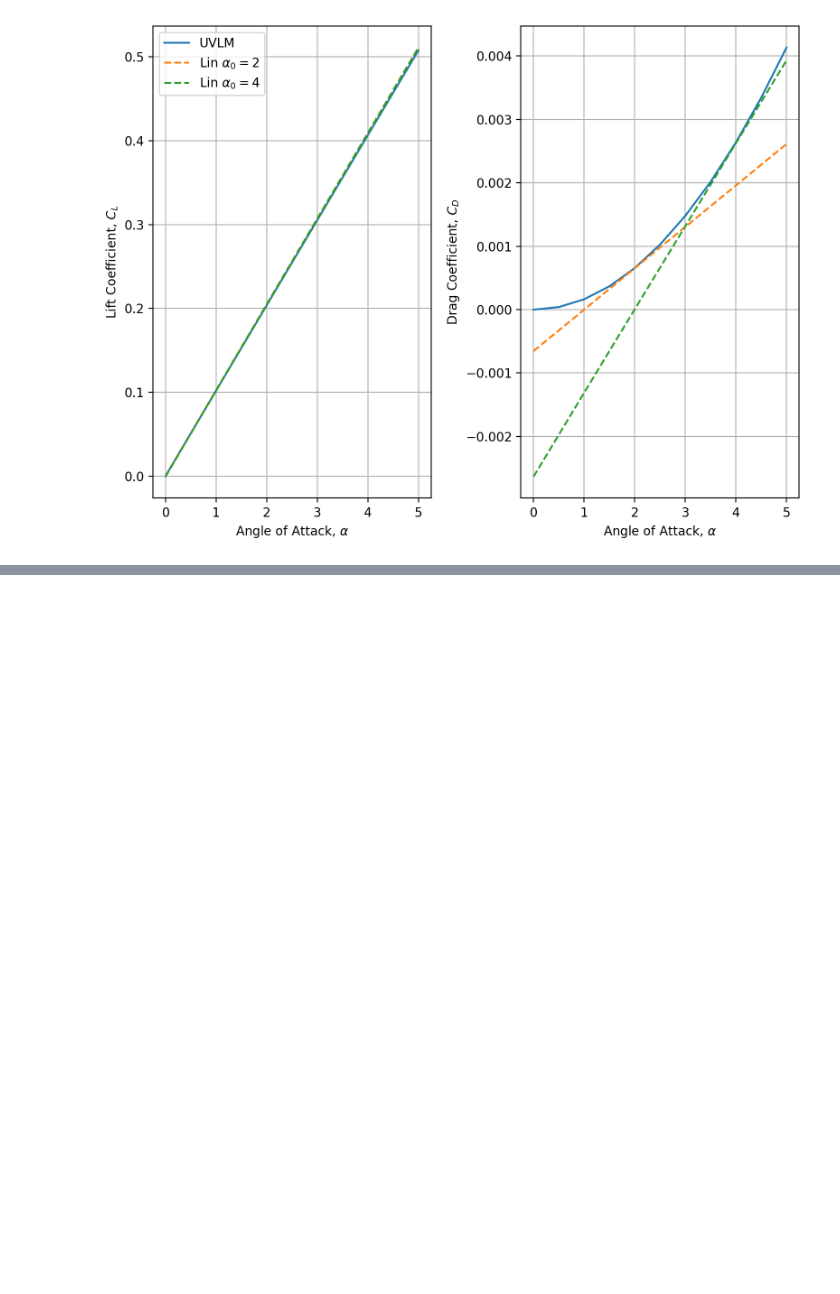
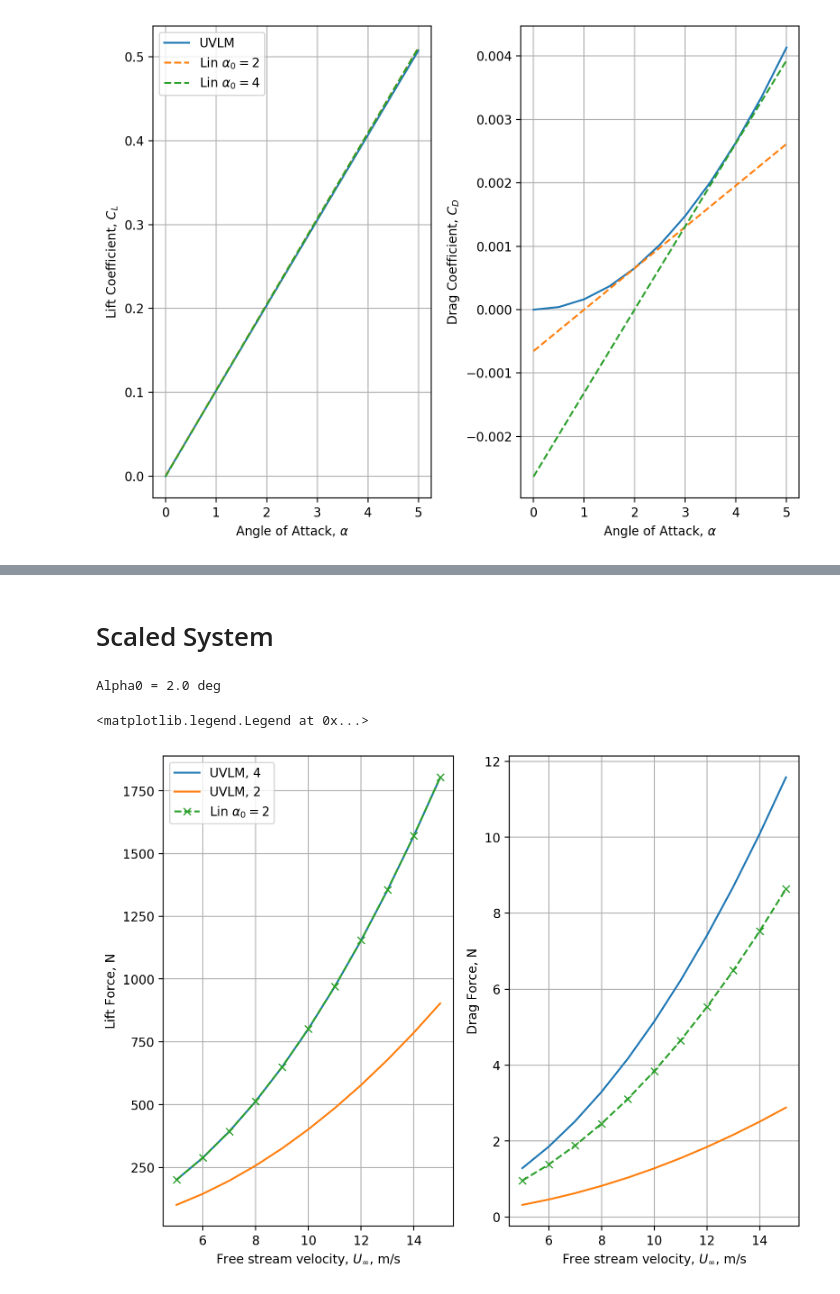
Before and after one commit to ngoiz/hale-mpc, a Jupyter notebook: LinearLiftDrag.ipynb, the cells around one changed output, grey strips where cells are left out. Cells and saved outputs as stored; diff of their text form; code cells hidden in the pictures; blank space fills up the shorter version.

```diff
--- a/LinearLiftDrag.ipynb
+++ b/LinearLiftDrag.ipynb
@@ -276,0 +391,13 @@ plt.matshow(np.log10(new_case.__abs__() - case['B'].__abs__()))
+# %% [markdown]
+# Scaled System
+# %%
+scaled_linear_systems = []
+
+for alpha in [2]:
+    case = {}
+    case['alpha0'] = alpha
+    case['case_name'] = 'simple_HALE_uvlm_alpha{:04g}_scaled_lm1_rom1_nmodes20'.format(case['alpha0']*100)
+    case['path'] = path_to_systems + '/' + case['case_name']
+    scaled_linear_systems.append(case)
+# %%
+b_chord = 0.5
@@ -276,0 +464,40 @@ plt.matshow(np.log10(new_case.__abs__() - case['B'].__abs__()))
+# %%
+for case in scaled_linear_systems:
+    case['data_qs'] = process_scaled_linear_dynamic_pressure(case['path'], case['case_name'], u_inf0=10, alpha0=case['alpha0']*np.pi/180, dalpha=2*np.pi/180, uinf_min=5, uinf_max=15, n_evals=11, return_freq='cl')
+    case['data_uinf_dim'] = process_scaled_linear_dynamic_pressure(case['path'], case['case_name'], u_inf0=10, alpha0=case['alpha0']*np.pi/180, dalpha=2*np.pi/180, uinf_min=5, uinf_max=15, n_evals=11, return_freq='dim')
+# %%
+fig, ax = plt.subplots(ncols=2)
+
+for case in uvlm_data:
+    ax[0].plot(case['data'][:, 0], case['data'][:, -1], label='UVLM, {:g}'.format(case['alpha']))
+    ax[1].plot(case['data'][:, 0], case['data'][:, 1])
+
+
+for case in scaled_linear_systems:
+#     if case['alpha0'] == 4:
+#         continue
+    print('Alpha0 = {:.1f} deg'.format(case['alpha0']))
+    ax[0].plot(case['data_uinf_dim'][:, 0], case['data_uinf_dim'][:, -1], ls='--', marker='x', label=r'Lin $\alpha_0={:g}$'.format(case['alpha0']))
+    ax[1].plot(case['data_uinf_dim'][:, 0], case['data_uinf_dim'][:, 1], ls='--', marker='x')
+
+#     cla = (case['data_qs'][-1, -1] - case['data_qs'][0, -1]) / (case['data'][-1, 0] - case['data'][0, 0]) * 180/np.pi
+#     print('CL_alpha = {:3f} / rad'.format(cla))
+
+#     cda = (case['data'][-1, 1] - case['data'][0, 1]) / (case['data'][-1, 0] - case['data'][0, 0]) * 180/np.pi
+#     print('CD_alpha @ alpha0 = {:4f} / rad'.format(cda))
+
+ax[0].set_ylabel('Lift Force, N')
+ax[1].set_ylabel('Drag Force, N')
+
+ax[0].set_xlabel(r'Free stream velocity, $U_\infty$, m/s')
+ax[1].set_xlabel(r'Free stream velocity, $U_\infty$, m/s')
+
+
+plt.tight_layout()
+ax[0].grid()
+ax[1].grid()
+ax[0].legend()
+# %% [output]
+Alpha0 = 2.0 deg
+<matplotlib.legend.Legend at 0x...>
+[figure, added]
```
Also changed, not shown: parts of 21 cells of this notebook, 2 other files.
